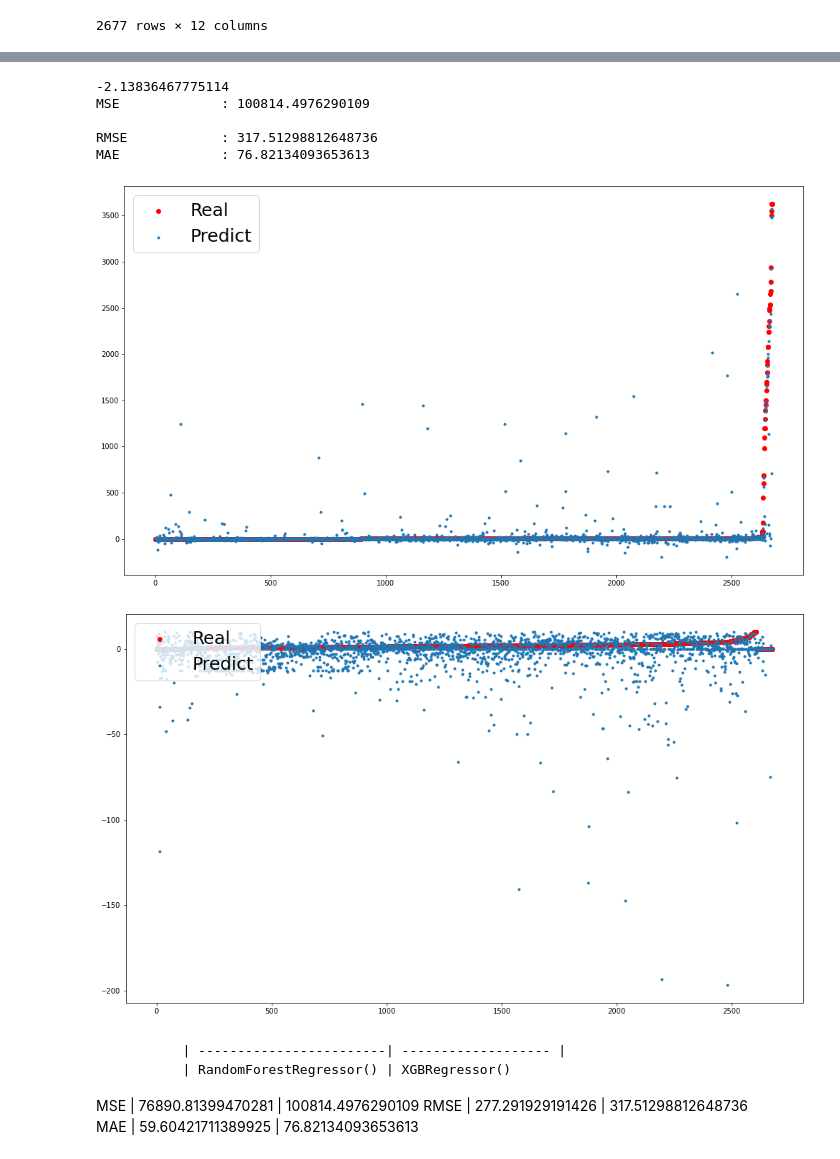
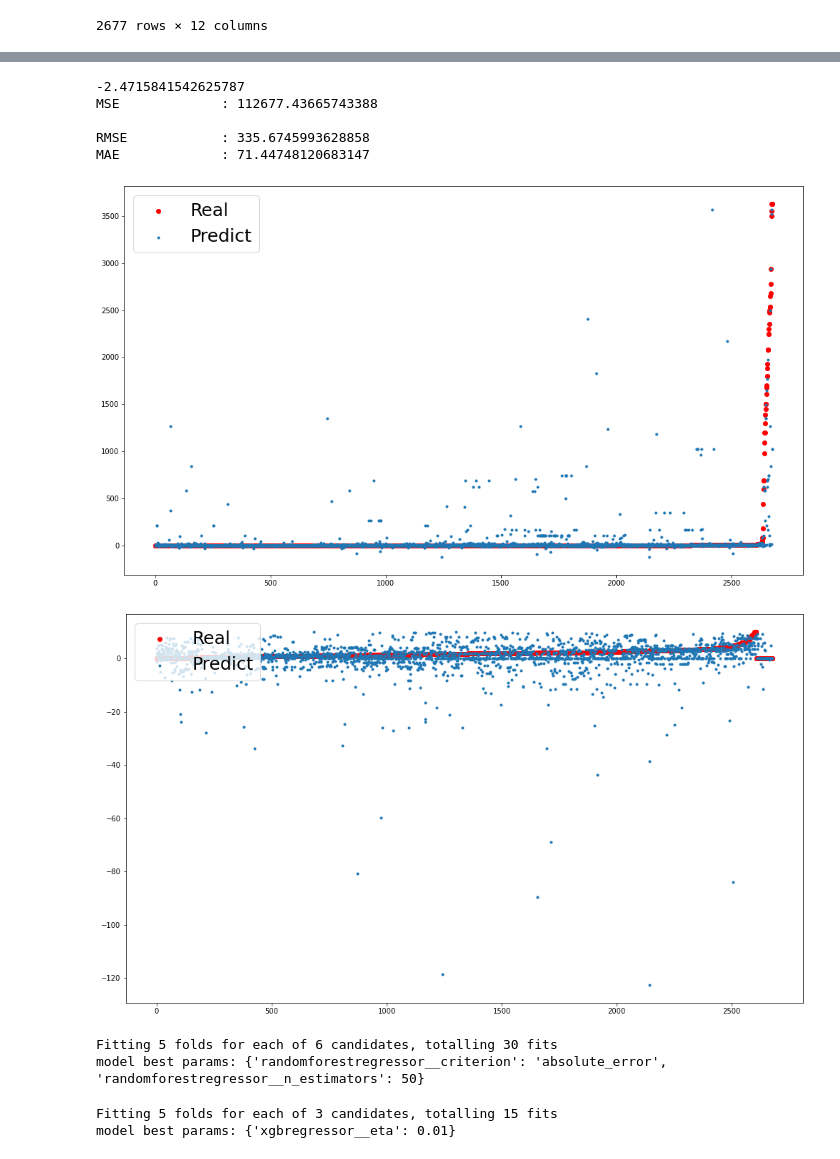
Before and after one commit to lythanhhai/Crawl_Real_Estate, a Jupyter notebook: EDA copy 2.ipynb, the cells around one changed output, grey strips where cells are left out. Drawn from its saved outputs; the diff is of its cells as text; code cells hidden in the pictures.

```diff
--- a/EDA copy 2.ipynb
+++ b/EDA copy 2.ipynb
@@ -226,14 +226,14 @@ address
  Bến Tre                         1
 Name: address, dtype: int64
 # %%
-data1 = data.copy()
-data1['number_bedroom'] = data1['number_bedroom'].replace(np.nan, np.nanmedian(data1['number_bedroom']))
-data1['number_wc'] = data1['number_wc'].replace(np.nan, np.nanmedian(data1['number_wc']))
-data1['number_floor'] = data1['number_floor'].replace(np.nan, np.nanmedian(data1['number_floor']))
-data1['entrance'] = data1['entrance'].replace(np.nan, np.nanmedian(data1['entrance']))
-data1['facade'] = data1['facade'].replace(np.nan, np.nanmedian(data1['facade']))
-data1['number_parking'] = data1['number_parking'].replace(np.nan, np.nanmedian(data1['number_parking']))
-data1.isna().sum()
+
+data['number_bedroom'] = data['number_bedroom'].replace(np.nan, np.nanmedian(data['number_bedroom']))
+data['number_wc'] = data['number_wc'].replace(np.nan, np.nanmedian(data['number_wc']))
+data['number_floor'] = data['number_floor'].replace(np.nan, np.nanmedian(data['number_floor']))
+data['entrance'] = data['entrance'].replace(np.nan, np.nanmedian(data['entrance']))
+data['facade'] = data['facade'].replace(np.nan, np.nanmedian(data['facade']))
+data['number_parking'] = data['number_parking'].replace(np.nan, np.nanmedian(data['number_parking']))
+data.isna().sum()
 # print(np.nanmedian(data1['number_parking']))
 # %% [output]
 title                0
@@ -330,7 +330,7 @@ from sklearn.model_selection import cross_val_score, train_test_split
 import sklearn.metrics as metrics
 from sklearn.metrics import accuracy_score
 # %%
-X=data[["area", "number_bedroom", "number_wc", "id_estate", "address","number_floor"]]
+X=data[["area", "number_bedroom", "number_wc",  "address","number_floor"]]
 y = data["price"].astype(float)
 X
 # %% [output]
@@ -453,16 +453,49 @@ MAE             : 59.60421711389925
 # %%
-pipeline_model2(X, y, data1)
+pipeline_model2(X, y, data)
 # %% [output]
--2.13836467775114
-MSE             : 100814.4976290109
+-2.4715841542625787
+MSE             : 112677.43665743388
 
-RMSE            : 317.51298812648736
-MAE             : 76.82134093653613
+RMSE            : 335.6745993628858
+MAE             : 71.44748120683147
-[figure, old version]
+[figure, new version]
-[figure, old version]
+[figure, new version]
-# %% [markdown]
-             | ------------------------| ------------------- |
-             | RandomForestRegressor() | XGBRegressor()
-MSE          | 76890.81399470281       | 100814.4976290109
-RMSE         | 277.291929191426        | 317.51298812648736
-MAE          | 59.60421711389925       | 76.82134093653613
+# %%
+from sklearn.model_selection import train_test_split, GridSearchCV
+from sklearn.base import BaseEstimator
+from sklearn.preprocessing import StandardScaler
+pipe = make_pipeline(preprocessor, RandomForestRegressor())
+
+
+# Parameter
+parameter = {
+        'randomforestregressor__n_estimators': [50, 100],
+        'randomforestregressor__criterion': ('squared_error', 'absolute_error', 'poisson')
+}
+
+model = GridSearchCV(pipe, param_grid=parameter, cv=5, n_jobs=-1, verbose=1)
+model.fit(X, y)
+print(
+      f"model best params: {model.best_params_}")
+# %% [output]
+Fitting 5 folds for each of 6 candidates, totalling 30 fits
+model best params: {'randomforestregressor__criterion': 'absolute_error', 'randomforestregressor__n_estimators': 50}
+# %%
+from sklearn.model_selection import train_test_split, GridSearchCV
+from sklearn.base import BaseEstimator
+from sklearn.preprocessing import StandardScaler
+pipe = make_pipeline(preprocessor, XGBRegressor())
+
+
+# Parameter
+parameter = {
+        'xgbregressor__eta': [0.3, 0.1, 0.01]
+}
+
+model = GridSearchCV(pipe, param_grid=parameter, cv=5, n_jobs=-1, verbose=1)
+model.fit(X, y)
+print(
+      f"model best params: {model.best_params_}")
+# %% [output]
+Fitting 5 folds for each of 3 candidates, totalling 15 fits
+model best params: {'xgbregressor__eta': 0.01}
```
Also changed, not shown: parts of 8 cells of this notebook.
